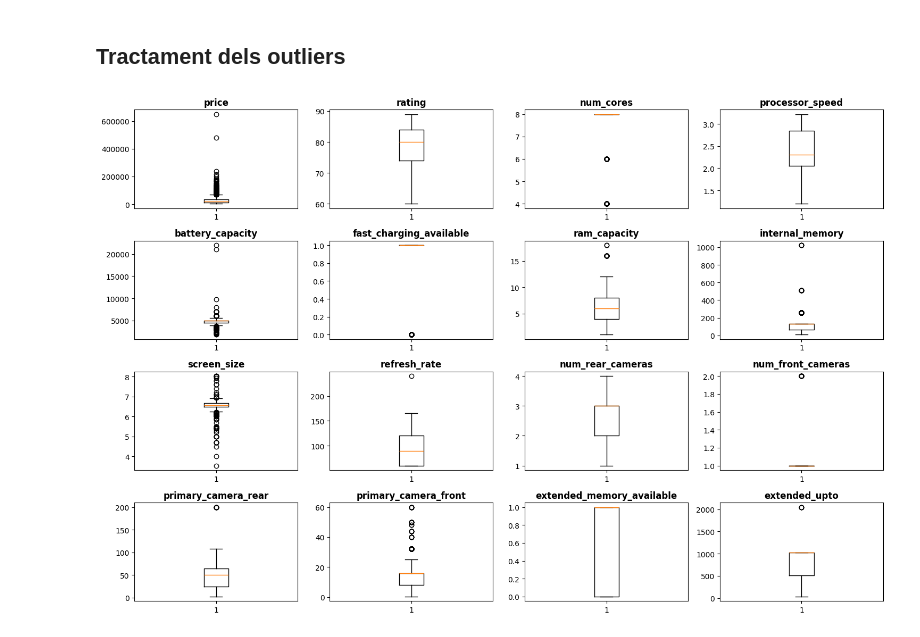
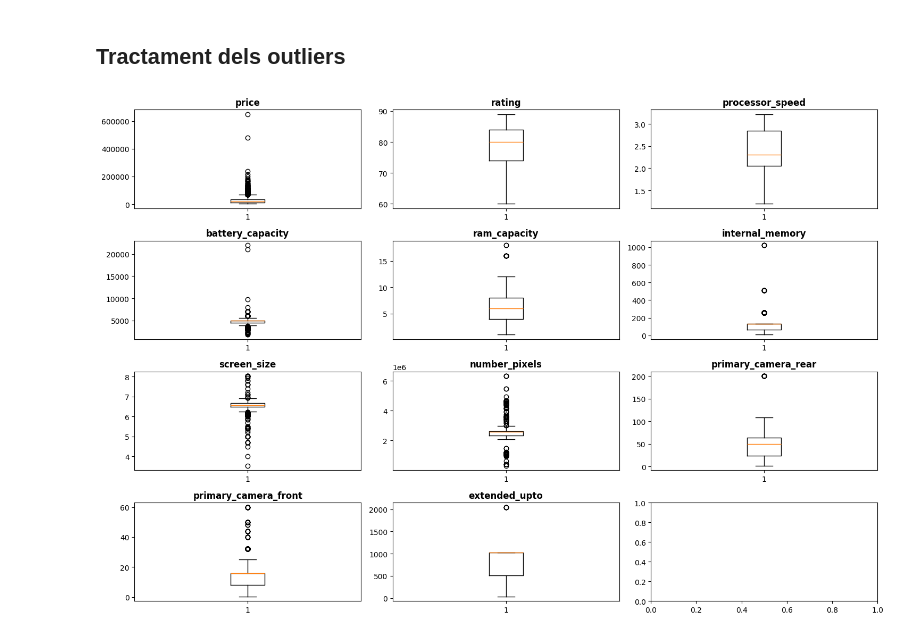
Before and after one commit to Nifel13/Smartphone-predictor, a Jupyter notebook: esmarfon_predict.ipynb, the cells around one changed output. Saved outputs shown, nothing was run; the diff lists cells and outputs as text; code cells hidden in the pictures.

```diff
--- a/esmarfon_predict.ipynb
+++ b/esmarfon_predict.ipynb
@@ -227,15 +230,15 @@ data2.head(10)
 # %% [markdown]
 ## Tractament dels outliers
 # %%
-fig, axs = plt.subplots(4, 4, figsize=(15, 10))  # Adjust grid size and figure size as needed
+fig, axs = plt.subplots(4, 3, figsize=(15, 10))  # Adjust grid size and figure size as needed
 axs = axs.ravel()  # Flatten the array of axes
-
+numericals = data2.select_dtypes(include=[np.number]).columns
 for i, column in enumerate(numericals):
-    column_treated = pd.to_numeric(data[column], errors='coerce').dropna()
+    column_treated = pd.to_numeric(data2[column], errors='coerce').dropna()
     axs[i].boxplot(column_treated)
     axs[i].set_title(column, fontweight="bold")
 
 plt.tight_layout()  # Adjust subplot parameters to give specified padding
 plt.show()
 # %% [output]
-[figure, old version]
+[figure, new version]
```
Also changed, not shown: parts of 16 cells of this notebook.
